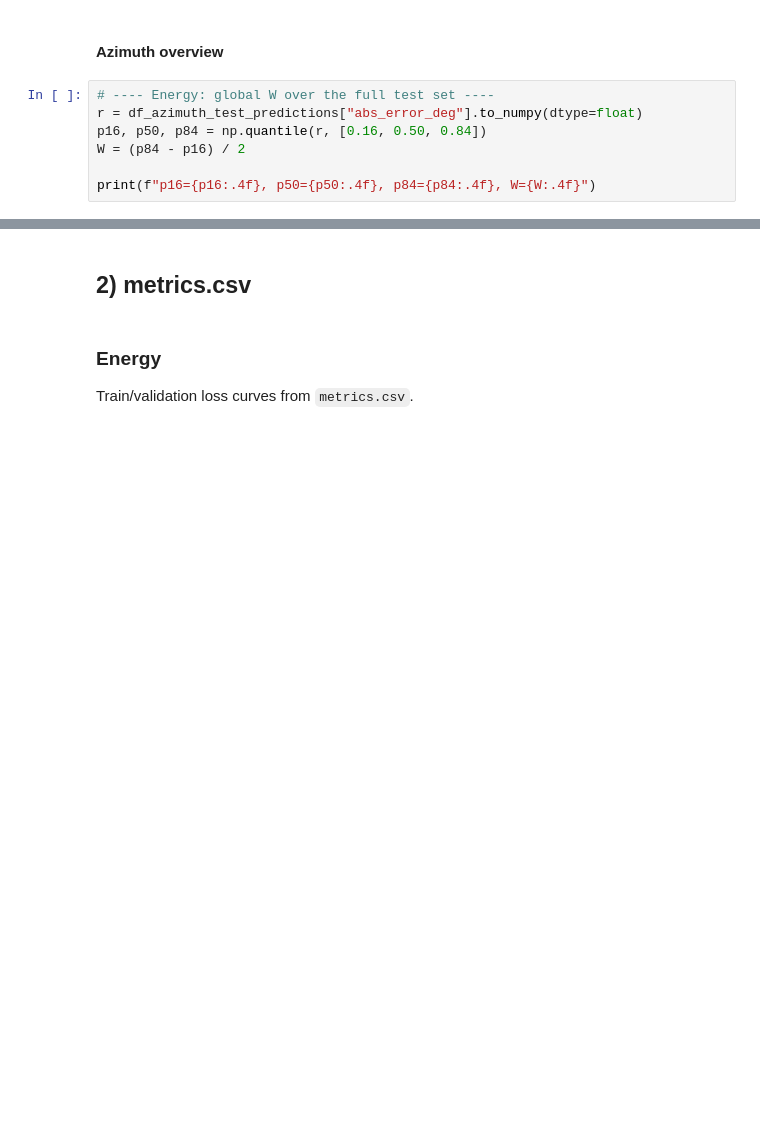
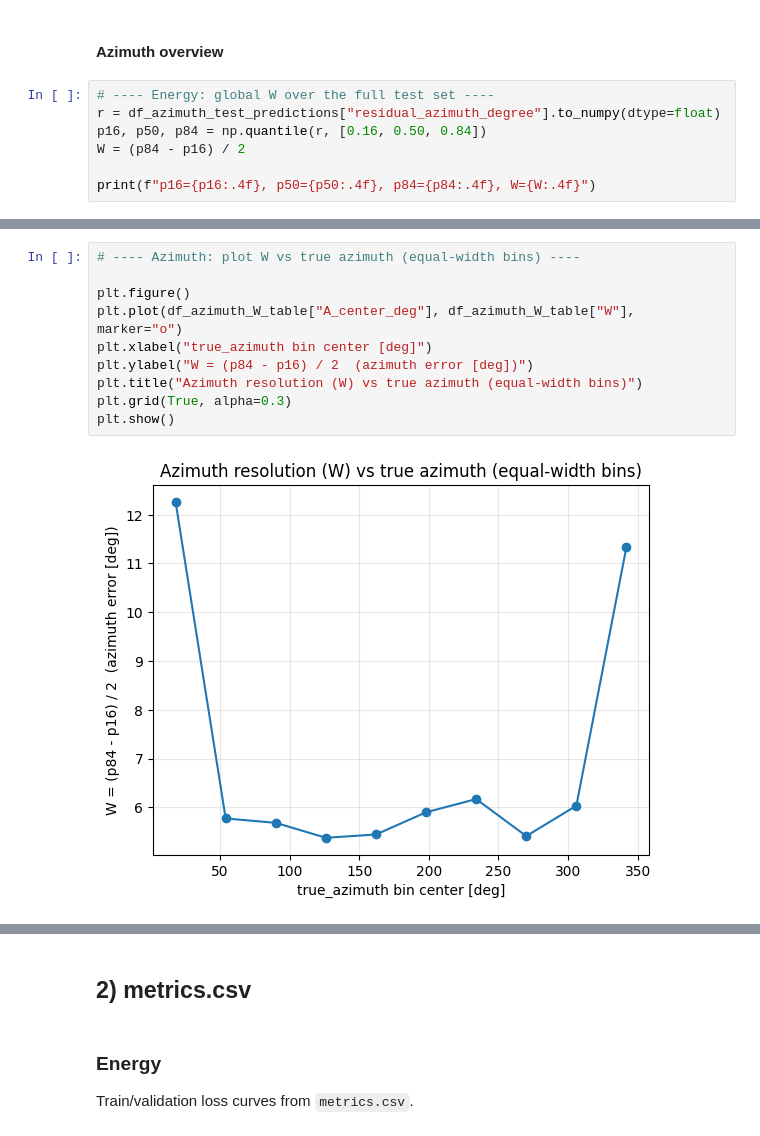
Before and after one commit to kubrabas/Graphnet-Applications, a Jupyter notebook: Training/Combined_EventPulseSeries_nonoise/initiative8/result_analysis.ipynb, the cells around one changed output, grey strips where cells are left out. Cells and saved outputs as stored; diff of their text form; blank space fills up the shorter version.

```diff
--- a/Training/Combined_EventPulseSeries_nonoise/initiative8/result_analysis.ipynb
+++ b/Training/Combined_EventPulseSeries_nonoise/initiative8/result_analysis.ipynb
@@ -1162,7 +1239,7 @@ print(out)
 #### Azimuth overview
 # %%
 # ---- Energy: global W over the full test set ----
-r = df_azimuth_test_predictions["abs_error_deg"].to_numpy(dtype=float)
+r = df_azimuth_test_predictions["residual_azimuth_degree"].to_numpy(dtype=float)
 p16, p50, p84 = np.quantile(r, [0.16, 0.50, 0.84])
 W = (p84 - p16) / 2
 
@@ -1180,0 +1402,12 @@ plt.show()
+# %%
+# ---- Azimuth: plot W vs true azimuth (equal-width bins) ----
+
+plt.figure()
+plt.plot(df_azimuth_W_table["A_center_deg"], df_azimuth_W_table["W"], marker="o")
+plt.xlabel("true_azimuth bin center [deg]")
+plt.ylabel("W = (p84 - p16) / 2  (azimuth error [deg])")
+plt.title("Azimuth resolution (W) vs true azimuth (equal-width bins)")
+plt.grid(True, alpha=0.3)
+plt.show()
+# %% [output]
+[figure, added]
```
Also changed, not shown: parts of 39 cells of this notebook, 1 other file.
